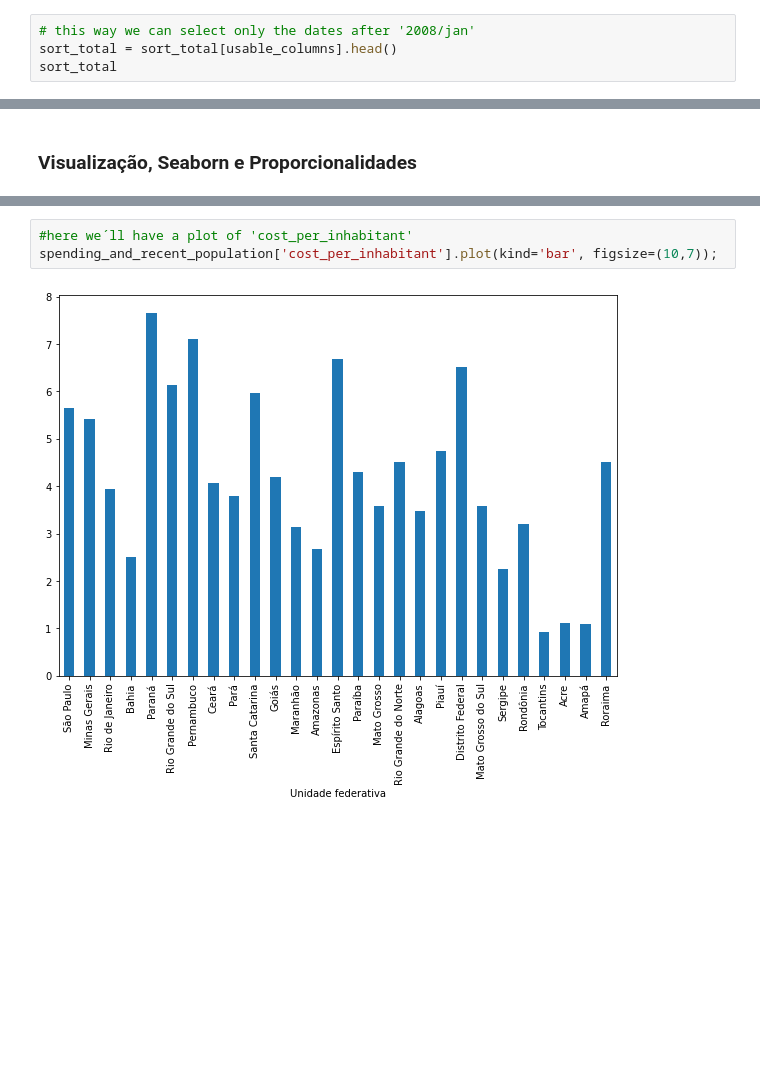
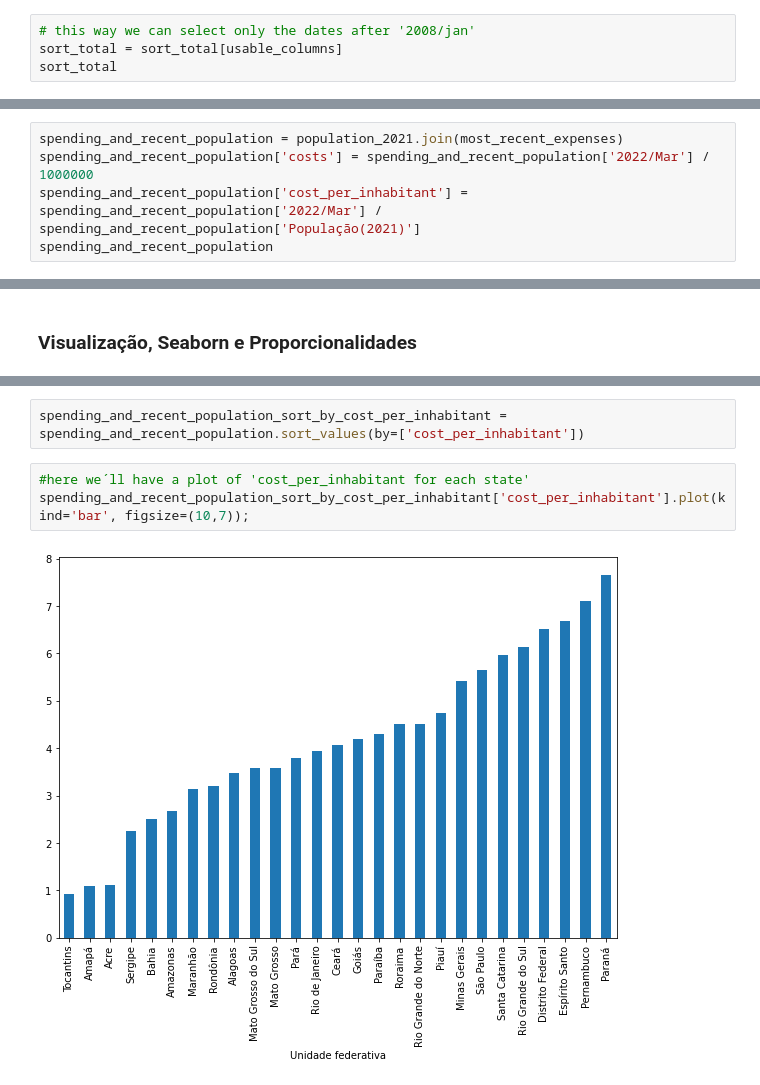
Before and after one commit to paulo-lins/EDA_datasus, a Jupyter notebook: EDA_tabnet.ipynb, the cells around one changed output, grey strips where cells are left out. Drawn from its saved outputs; the diff is of its cells as text; blank space fills up the shorter version.

```diff
--- a/EDA_tabnet.ipynb
+++ b/EDA_tabnet.ipynb
@@ -536,7 +536,7 @@ Index(['2008/Fev', '2008/Mar', '2008/Abr', '2008/Mai', '2008/Jun', '2008/Jul',
       dtype='object', length=170)
 # %%
 # this way we can select only the dates after '2008/jan'
-sort_total = sort_total[usable_columns].head()
+sort_total = sort_total[usable_columns]
 sort_total
 # %% [output]
 |  | 2008/Fev | 2008/Mar | 2008/Abr | 2008/Mai | 2008/Jun | 2008/Jul | 2008/Ago | 2008/Set | 2008/Out | ... |
@@ -962,0 +979,5 @@ spending_and_recent_population
+# %%
+spending_and_recent_population = population_2021.join(most_recent_expenses)
+spending_and_recent_population['costs'] = spending_and_recent_population['2022/Mar'] / 1000000
+spending_and_recent_population['cost_per_inhabitant'] = spending_and_recent_population['2022/Mar'] / spending_and_recent_population['População(2021)']
+spending_and_recent_population
@@ -983,8 +1069,10 @@ spending_and_recent_population.head()
+# %%
+spending_and_recent_population_sort_by_cost_per_inhabitant = spending_and_recent_population.sort_values(by=['cost_per_inhabitant'])
 # %%
-#here we´ll have a plot of 'cost_per_inhabitant'
-spending_and_recent_population['cost_per_inhabitant'].plot(kind='bar', figsize=(10,7));
+#here we´ll have a plot of 'cost_per_inhabitant for each state'
+spending_and_recent_population_sort_by_cost_per_inhabitant['cost_per_inhabitant'].plot(kind='bar', figsize=(10,7));
 # %% [output]
-[figure, old version]
+[figure, new version]
 # %%
 # now we use a seaborn library
 # the chart below shows us that the larger the population of the state, the higher the costs
```
Also changed, not shown: parts of 26 cells of this notebook.
